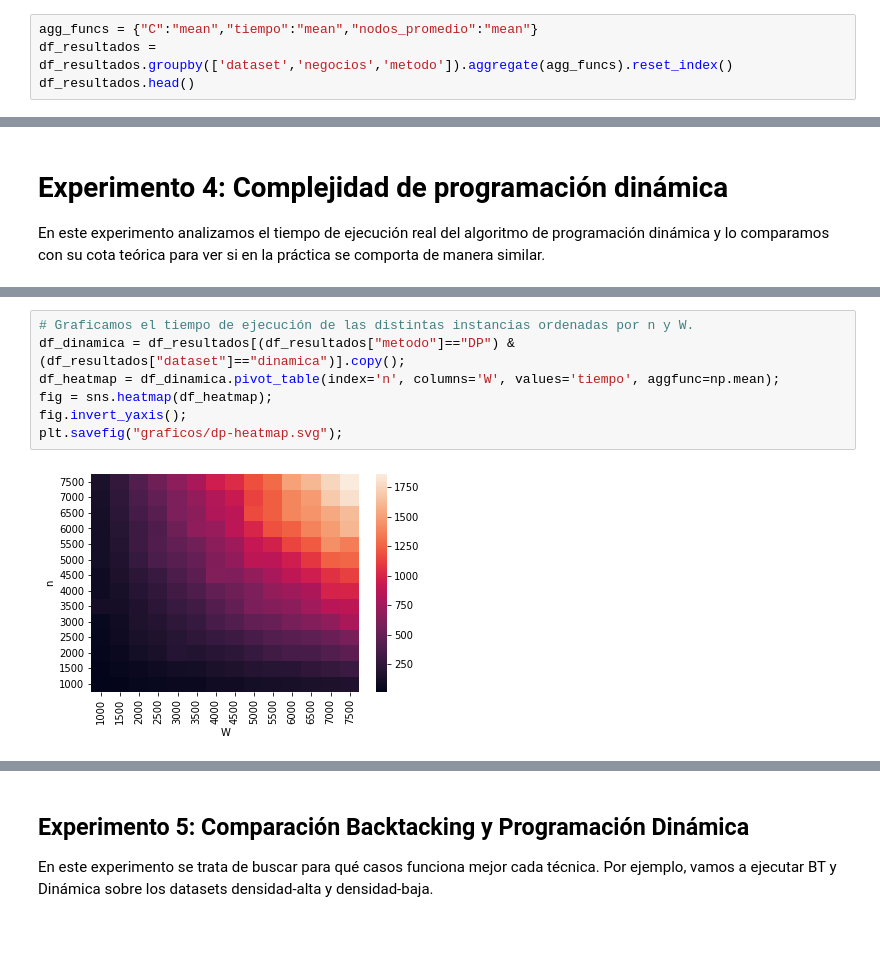
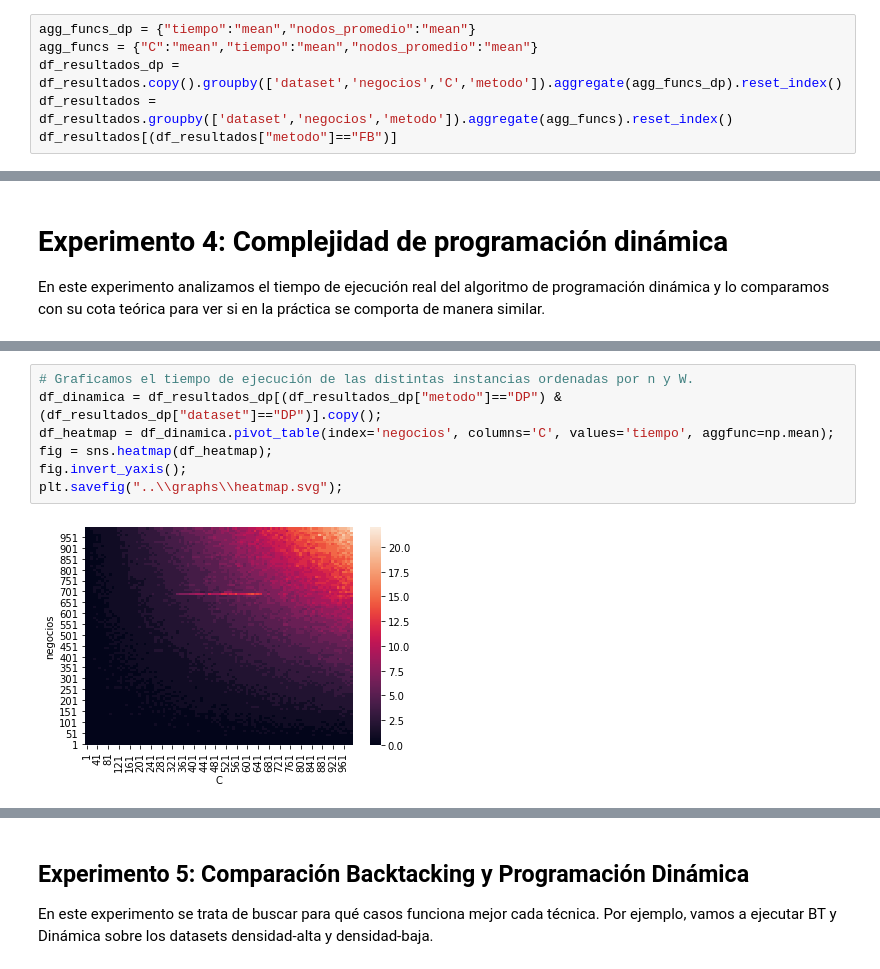
Before and after one commit to ZarthaxX/algo3-tp1, a Jupyter notebook: experimentacion/notebooks/analisis.ipynb, the cells around one changed output, grey strips where cells are left out. Cells and saved outputs as stored; diff of their text form; blank space fills up the shorter version.

```diff
--- a/experimentacion/notebooks/analisis.ipynb
+++ b/experimentacion/notebooks/analisis.ipynb
@@ -43,6 +43,8 @@ df_resultados.head()
 # %%
+agg_funcs_dp = {"tiempo":"mean","nodos_promedio":"mean"}
 agg_funcs = {"C":"mean","tiempo":"mean","nodos_promedio":"mean"}
+df_resultados_dp = df_resultados.copy().groupby(['dataset','negocios','C','metodo']).aggregate(agg_funcs_dp).reset_index()
 df_resultados = df_resultados.groupby(['dataset','negocios','metodo']).aggregate(agg_funcs).reset_index()
-df_resultados.head()
+df_resultados[(df_resultados["metodo"]=="FB")]
 # %% [output]
 |  | dataset | negocios | metodo | C | tiempo | nodos_promedio |
@@ -189,9 +293,9 @@ plt.savefig("graficos/dp-W.svg");
 # %%
 # Graficamos el tiempo de ejecución de las distintas instancias ordenadas por n y W.
-df_dinamica = df_resultados[(df_resultados["metodo"]=="DP") & (df_resultados["dataset"]=="dinamica")].copy();
-df_heatmap = df_dinamica.pivot_table(index='n', columns='W', values='tiempo', aggfunc=np.mean);
+df_dinamica = df_resultados_dp[(df_resultados_dp["metodo"]=="DP") & (df_resultados_dp["dataset"]=="DP")].copy();
+df_heatmap = df_dinamica.pivot_table(index='negocios', columns='C', values='tiempo', aggfunc=np.mean);
 fig = sns.heatmap(df_heatmap);
 fig.invert_yaxis();
-plt.savefig("graficos/dp-heatmap.svg");
+plt.savefig("..\\graphs\\heatmap.svg");
 # %% [output]
-[figure, old version]
+[figure, new version]
```
Also changed, not shown: parts of 37 cells of this notebook, 6 other files.
